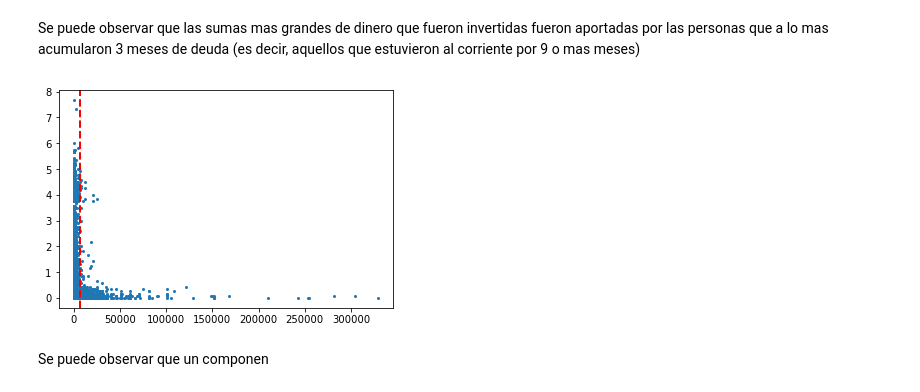
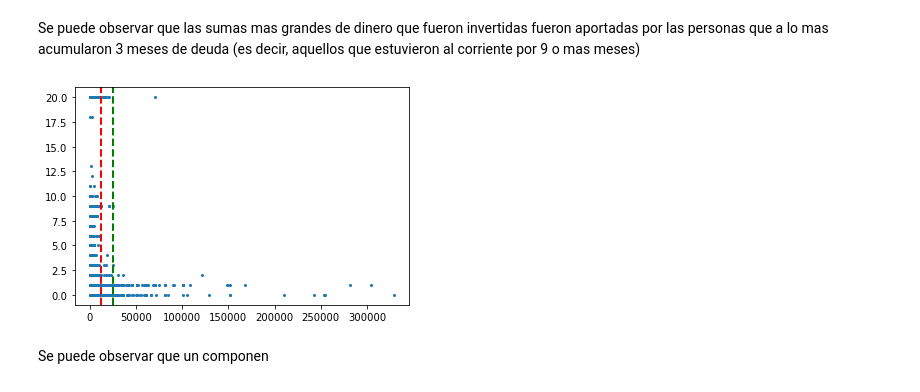
Before and after one commit to BrianPgz/HomeWork1_ML, a Jupyter notebook: Ejercicio1.ipynb, the cells around one changed output. Cells and saved outputs as stored; diff of their text form; code cells hidden in the pictures.

```diff
--- a/Ejercicio1.ipynb
+++ b/Ejercicio1.ipynb
@@ -834,3 +859,7 @@ baseparcial3.head(5)
+# %%
+base_general_4[['comp_interno1','cero_meses','inversion']] = base_general_4[['comp_interno1','cero_meses','inversion']].fillna(value=0)
+# %%
+base_general_4[['max(comportamiento_j)']] = base_general_4[['max(comportamiento_j)']].fillna(value=20)
 # %%
 plt.hist(base_general_4[["avg(comportamiento_j)"]],bins=100)
 plt.show()
@@ -844,11 +873,13 @@ plt.scatter(base_general_4[["comp_interno1"]],base_general_4[["cero_meses"]])
 # %% [markdown]
 Se puede observar que las sumas mas grandes de dinero que fueron invertidas fueron aportadas por las personas que a lo mas acumularon 3 meses de deuda (es decir, aquellos que estuvieron al corriente por 9 o mas meses)
 # %%
-plt.scatter(base_general_4[["comp_interno1"]],base_general_4[["avg(comportamiento_j)"]],s=4)
-axvline(x=base_general_4["comp_interno1"].quantile(.975),color='red', linestyle='--',linewidth=2)
+
+plt.scatter(base_general_4[["comp_interno1"]],base_general_4[["max(comportamiento_j)"]],s=4)
+axvline(x=12500,color='red', linestyle='--',linewidth=2)
+axvline(x=25000,color='green', linestyle='--',linewidth=2)
 plt.show()
 # %% [output]
-[figure, old version]
+[figure, new version]
 # %% [markdown]
 Se puede observar que un componen
 # %%
```
Also changed, not shown: parts of 19 cells of this notebook.
